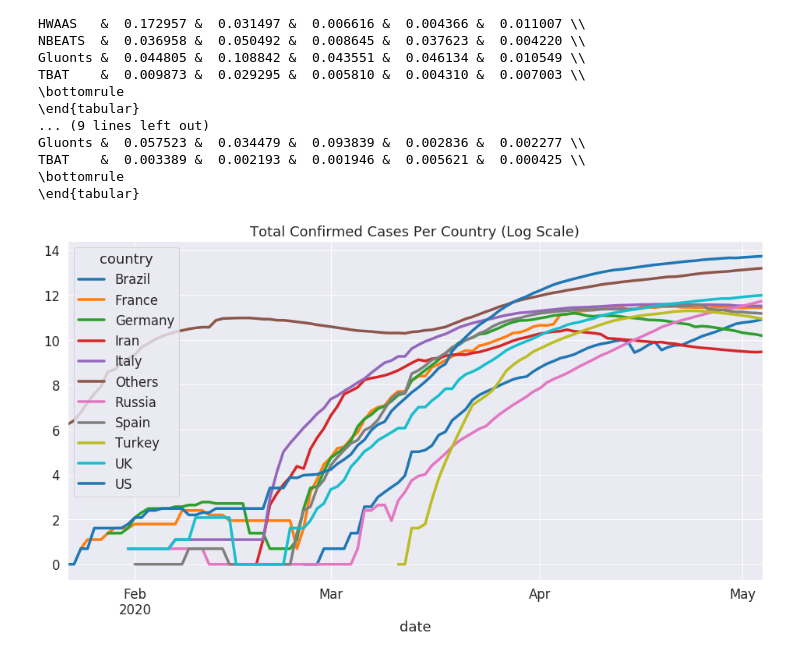
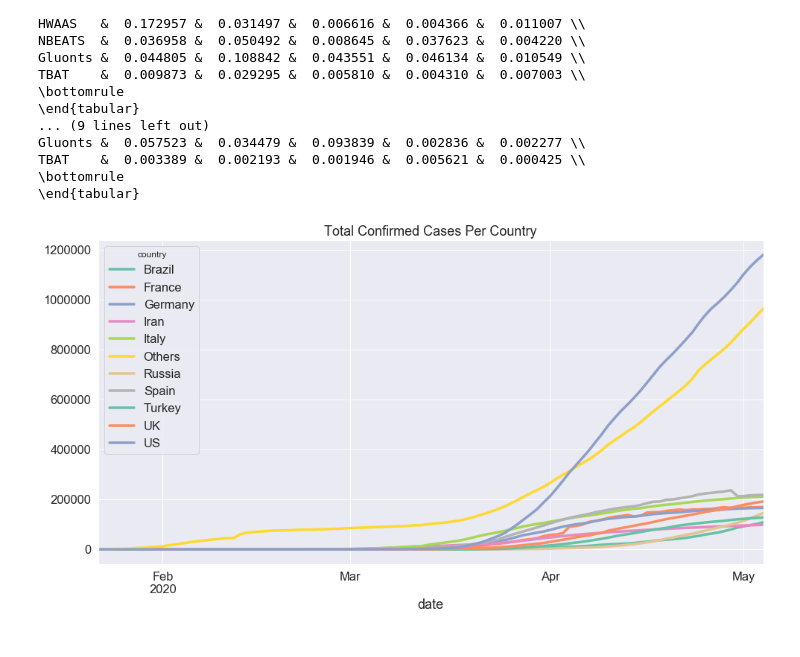
Before and after one commit to ML-Upatras/COVID-19-A-comparison-of-time-series-methods-foractive-cases-forecasting, a Jupyter notebook: Forecasting of Covid-19 Infected Percentage.ipynb, the cells around one changed output. Saved outputs shown, nothing was run; the diff lists cells and outputs as text; code cells hidden in the pictures.

```diff
--- a/Forecasting of Covid-19 Infected Percentage.ipynb
+++ b/Forecasting of Covid-19 Infected Percentage.ipynb
@@ -243,21 +241,17 @@ TBAT    &  0.003389 &  0.002193 &  0.001946 &  0.005621 &  0.000425 \\
 # %%
 from math import log
 sns.set_style("darkgrid")
 sns.set_context("notebook", font_scale=1.5, rc={"lines.linewidth": 3.5})
 
 
+
 others = data [~data['country'].isin(top_n_country_names)].groupby('date').sum().reset_index()
 others['country'] = 'Others'
 for_plot = pd.concat([top_n, others])
-for_plot = for_plot.drop(['population', 'population_percentage'], axis=1)
+for_plot = for_plot.drop(['population'], axis=1)
 
-def log_if(x):
-    if x >= 1:
-        return log(x)
-    else:
-        return 0
-for_plot['confirmed'] = for_plot['active'].apply(lambda x: log_if(x))
-for_plot.groupby(['country', 'date'])['confirmed'].sum().unstack('country').plot(title='Total Confirmed Cases Per Country (Log Scale)', figsize=(16,8))
+for_plot.groupby(['country', 'date'])['confirmed'].sum().unstack('country').plot(title='Total Confirmed Cases Per Country', figsize=(16,8))
+plt.savefig('figures/Total Confirmed Cases Per Country.png')
 plt.show()
 # %% [output]
-[figure, old version]
+[figure, new version]
```
Also changed, not shown: parts of 6 cells of this notebook.
